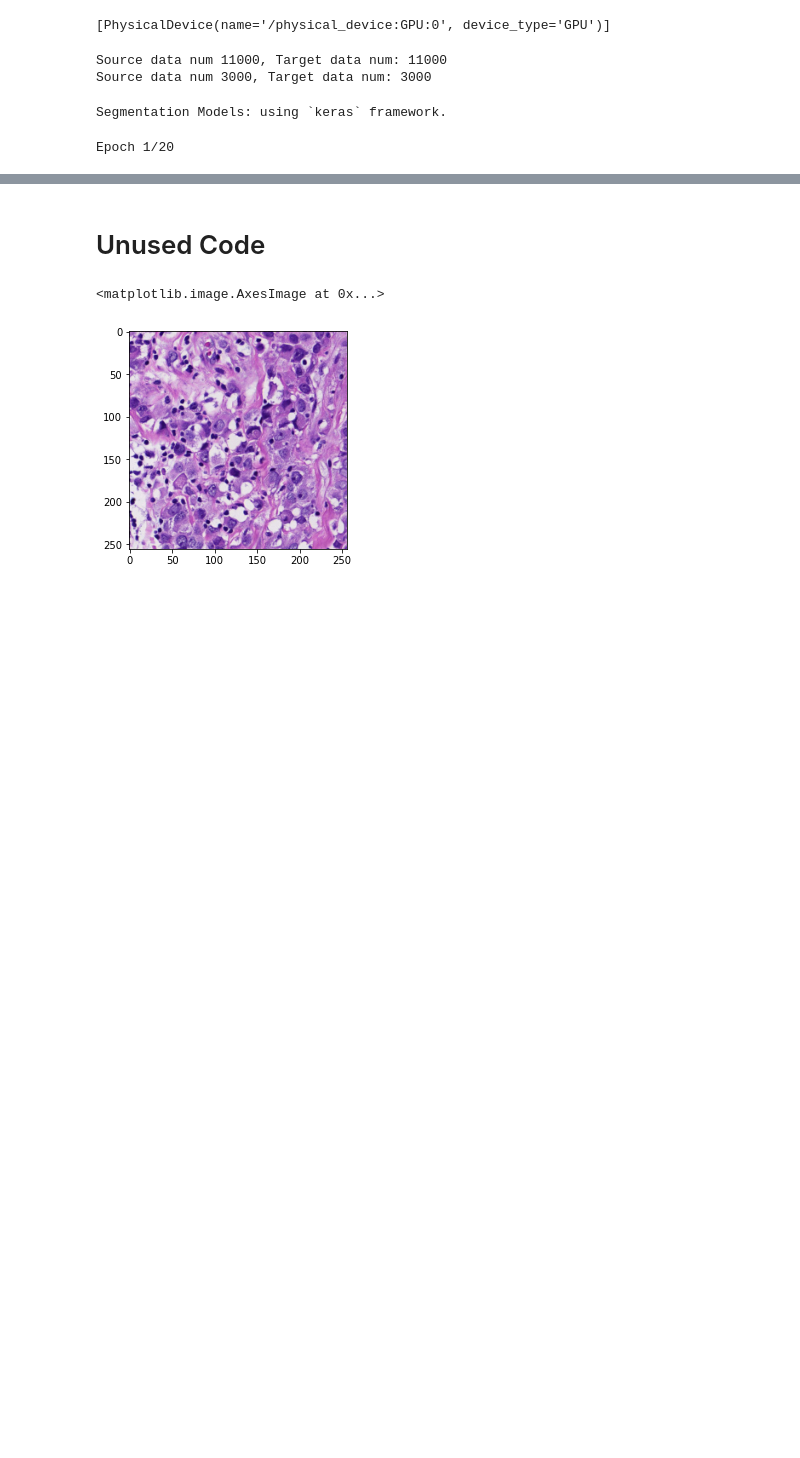
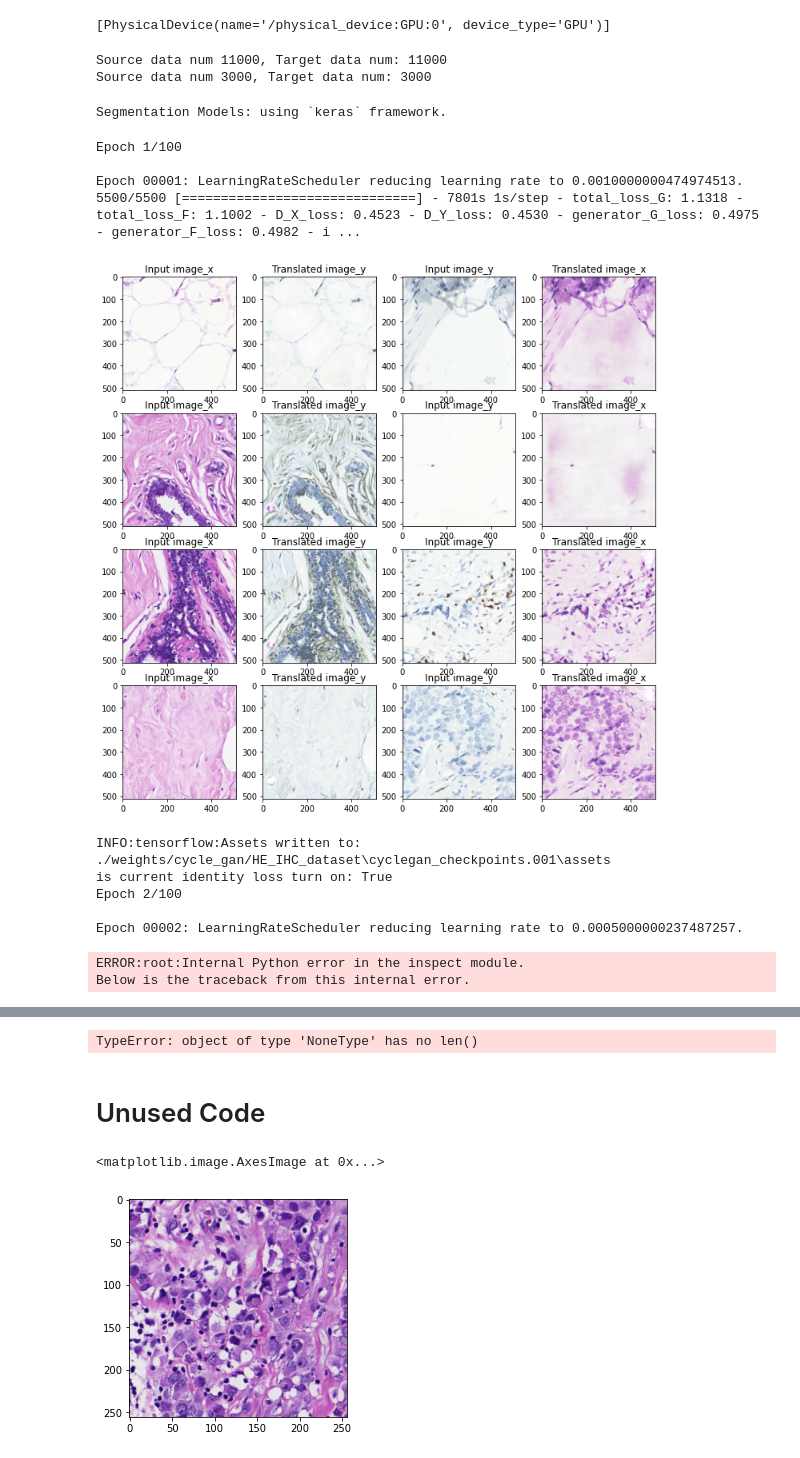
Before and after one commit to tobeor3009/CNN_total, a Jupyter notebook: cycle_gan_inceptionv3_gpu_0.ipynb, the cells around one changed output, grey strips where cells are left out. Saved outputs shown, nothing was run; the diff lists cells and outputs as text; code cells hidden in the pictures; blank space fills up the shorter version.

```diff
--- a/cycle_gan_inceptionv3_gpu_0.ipynb
+++ b/cycle_gan_inceptionv3_gpu_0.ipynb
@@ -137,7 +137,7 @@ cycle_gan_model.compile(
 Segmentation Models: using `keras` framework.
 # %%
 from tensorflow.keras.callbacks import Callback, ModelCheckpoint
-from tensorflow.keras.callbacks import ReduceLROnPlateau
+from tensorflow.keras.callbacks import ReduceLROnPlateau, LearningRateScheduler
 from tensorflow.keras.preprocessing import image
 from matplotlib import pyplot as plt
 
@@ -210,6 +210,16 @@ class TurnOffIdentitiyLoss(Callback):
         print(f"is current identity loss turn on: {self.model.turn_on_identity_loss}")
         if epoch >= self.target_epoch:
             self.model.turn_on_identity_loss = False
+
+def decay_learning_rate_scheduler(
+    epoch, learning_rate, decay_epoch=10, decay_rate=0.5
+):
+    if epoch > 0 and epoch < decay_epoch:
+        learning_rate = learning_rate * decay_rate
+
+    return learning_rate
+
+decay_up_lr_scheduler = LearningRateScheduler(decay_learning_rate_scheduler, verbose=1)
 # %%
 plotter = GANMonitor(data_loader=test_data_loader, num_img=4)
 checkpoint_folder = f"./weights/{task}/{data_set_name}/"
@@ -233,8 +243,19 @@ turn_off_identity_loss_callback = TurnOffIdentitiyLoss()
 # %%
 cycle_gan_model.fit(
     train_data_loader,
-    epochs=100,
-    callbacks=[plotter, model_checkpoint_callback, reduceLROnPlat, turn_off_identity_loss_callback],
+    epochs=100 ,
+    callbacks=[plotter, model_checkpoint_callback, reduceLROnPlat, turn_off_identity_loss_callback, decay_up_lr_scheduler],
 )
 # %% [output]
-Epoch 1/20
+Epoch 1/100
+
+Epoch 00001: LearningRateScheduler reducing learning rate to 0.0010000000474974513.
+5500/5500 [==============================] - 7801s 1s/step - total_loss_G: 1.1318 - total_loss_F: 1.1002 - D_X_loss: 0.4523 - D_Y_loss: 0.4530 - generator_G_loss: 0.4975 - generator_F_loss: 0.4982 - i ...
+[figure, added]
+INFO:tensorflow:Assets written to: ./weights/cycle_gan/HE_IHC_dataset\cyclegan_checkpoints.001\assets
+is current identity loss turn on: True
+Epoch 2/100
+
+Epoch 00002: LearningRateScheduler reducing learning rate to 0.0005000000237487257.
+ERROR:root:Internal Python error in the inspect module.
+Below is the traceback from this internal error.
@@ -241,3 +279,4 @@ Epoch 1/20
+TypeError: object of type 'NoneType' has no len()
 # %% [markdown]
 # Unused Code
 # %%
```
Also changed, not shown: parts of 1 cell of this notebook, 1 other file.
